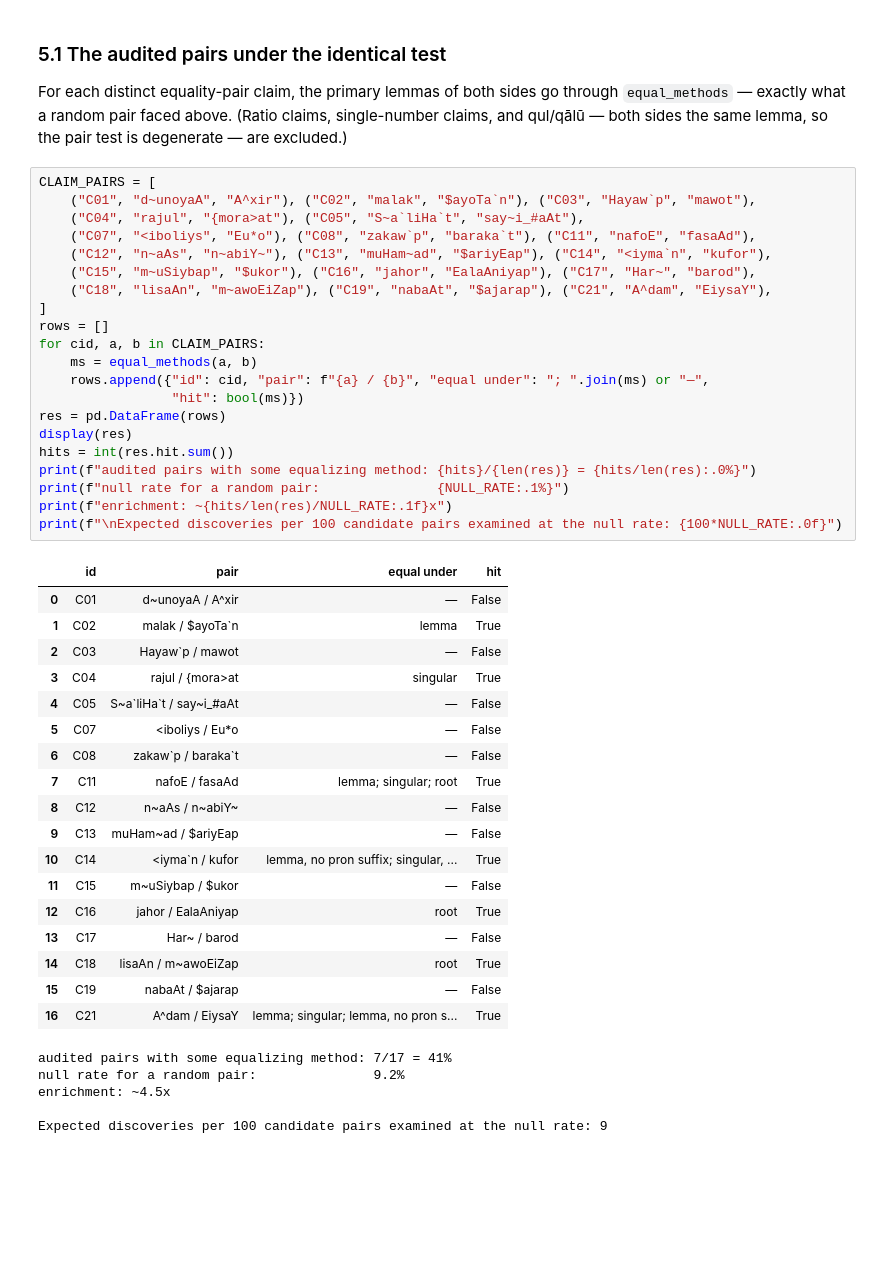
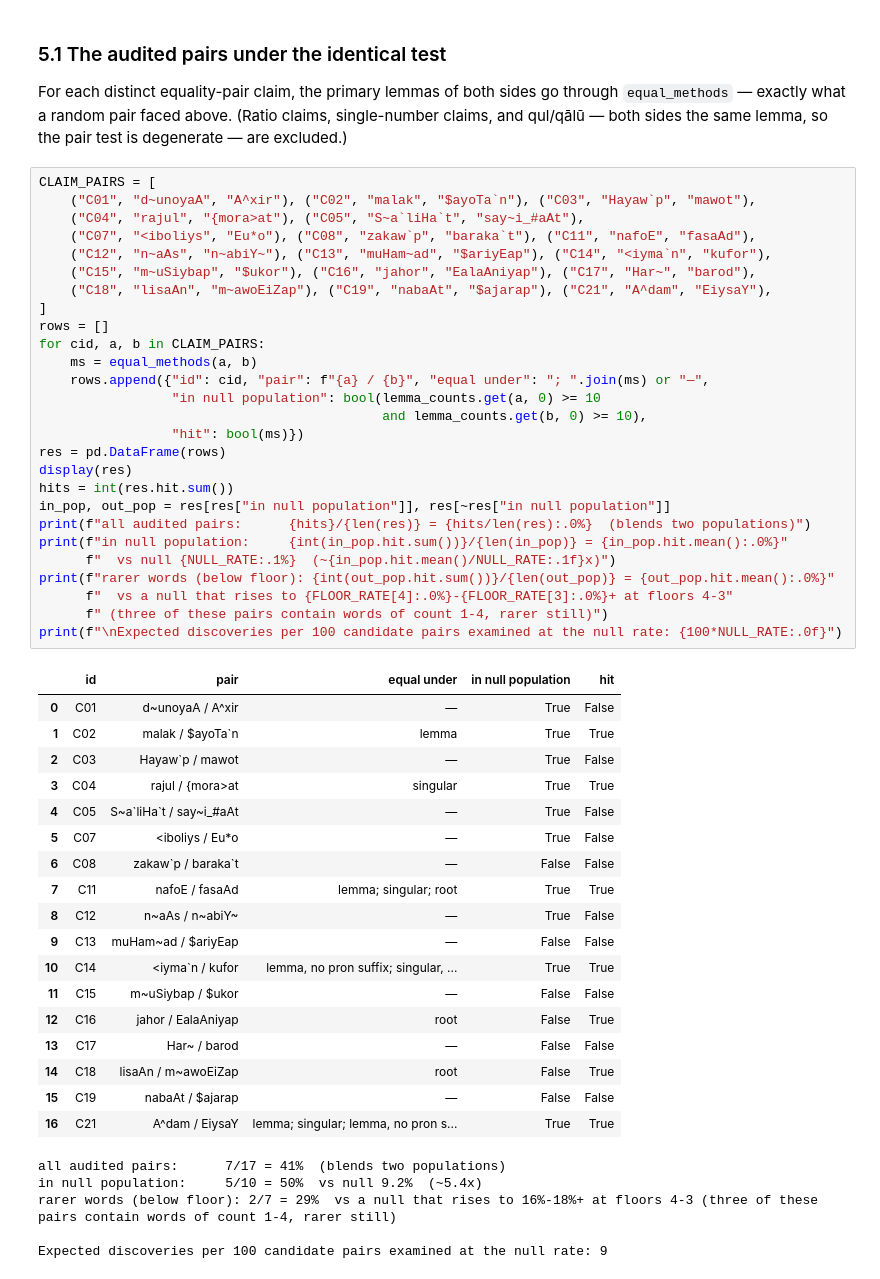
Before and after one commit to taziksh/quran-frequencies, a Jupyter notebook: notebooks/05_base_rates.ipynb, the cells around one changed output. Drawn from its saved outputs; the diff is of its cells as text; blank space fills up the shorter version.

```diff
--- a/notebooks/05_base_rates.ipynb
+++ b/notebooks/05_base_rates.ipynb
@@ -421,46 +457,52 @@ excluded.)
 # %%
 CLAIM_PAIRS = [
     ("C01", "d~unoyaA", "A^xir"), ("C02", "malak", "$ayoTa`n"), ("C03", "Hayaw`p", "mawot"),
     ("C04", "rajul", "{mora>at"), ("C05", "S~a`liHa`t", "say~i_#aAt"),
     ("C07", "<iboliys", "Eu*o"), ("C08", "zakaw`p", "baraka`t"), ("C11", "nafoE", "fasaAd"),
     ("C12", "n~aAs", "n~abiY~"), ("C13", "muHam~ad", "$ariyEap"), ("C14", "<iyma`n", "kufor"),
     ("C15", "m~uSiybap", "$ukor"), ("C16", "jahor", "EalaAniyap"), ("C17", "Har~", "barod"),
     ("C18", "lisaAn", "m~awoEiZap"), ("C19", "nabaAt", "$ajarap"), ("C21", "A^dam", "EiysaY"),
 ]
 rows = []
 for cid, a, b in CLAIM_PAIRS:
     ms = equal_methods(a, b)
     rows.append({"id": cid, "pair": f"{a} / {b}", "equal under": "; ".join(ms) or "—",
+                 "in null population": bool(lemma_counts.get(a, 0) >= 10
+                                            and lemma_counts.get(b, 0) >= 10),
                  "hit": bool(ms)})
 res = pd.DataFrame(rows)
 display(res)
 hits = int(res.hit.sum())
-print(f"audited pairs with some equalizing method: {hits}/{len(res)} = {hits/len(res):.0%}")
-print(f"null rate for a random pair:               {NULL_RATE:.1%}")
-print(f"enrichment: ~{hits/len(res)/NULL_RATE:.1f}x")
+in_pop, out_pop = res[res["in null population"]], res[~res["in null population"]]
+print(f"all audited pairs:      {hits}/{len(res)} = {hits/len(res):.0%}  (blends two populations)")
+print(f"in null population:     {int(in_pop.hit.sum())}/{len(in_pop)} = {in_pop.hit.mean():.0%}"
+      f"  vs null {NULL_RATE:.1%}  (~{in_pop.hit.mean()/NULL_RATE:.1f}x)")
+print(f"rarer words (below floor): {int(out_pop.hit.sum())}/{len(out_pop)} = {out_pop.hit.mean():.0%}"
+      f"  vs a null that rises to {FLOOR_RATE[4]:.0%}-{FLOOR_RATE[3]:.0%}+ at floors 4-3"
+      f" (three of these pairs contain words of count 1-4, rarer still)")
 print(f"\nExpected discoveries per 100 candidate pairs examined at the null rate: {100*NULL_RATE:.0f}")
 # %% [output]
-|  | id | pair | equal under | hit |
-| 0 | C01 | d~unoyaA / A^xir | — | False |
-| 1 | C02 | malak / $ayoTa`n | lemma | True |
-| 2 | C03 | Hayaw`p / mawot | — | False |
-| 3 | C04 | rajul / {mora>at | singular | True |
-| 4 | C05 | S~a`liHa`t / say~i_#aAt | — | False |
-| 5 | C07 | <iboliys / Eu*o | — | False |
-| 6 | C08 | zakaw`p / baraka`t | — | False |
-| 7 | C11 | nafoE / fasaAd | lemma; singular; root | True |
-| 8 | C12 | n~aAs / n~abiY~ | — | False |
-| 9 | C13 | muHam~ad / $ariyEap | — | False |
-| 10 | C14 | <iyma`n / kufor | lemma, no pron suffix; singular, ... | True |
-| 11 | C15 | m~uSiybap / $ukor | — | False |
-| 12 | C16 | jahor / EalaAniyap | root | True |
-| 13 | C17 | Har~ / barod | — | False |
-| 14 | C18 | lisaAn / m~awoEiZap | root | True |
-| 15 | C19 | nabaAt / $ajarap | — | False |
-| 16 | C21 | A^dam / EiysaY | lemma; singular; lemma, no pron s... | True |
+|  | id | pair | equal under | in null population | hit |
+| 0 | C01 | d~unoyaA / A^xir | — | True | False |
+| 1 | C02 | malak / $ayoTa`n | lemma | True | True |
+| 2 | C03 | Hayaw`p / mawot | — | True | False |
+| 3 | C04 | rajul / {mora>at | singular | True | True |
+| 4 | C05 | S~a`liHa`t / say~i_#aAt | — | True | False |
+| 5 | C07 | <iboliys / Eu*o | — | True | False |
+| 6 | C08 | zakaw`p / baraka`t | — | False | False |
+| 7 | C11 | nafoE / fasaAd | lemma; singular; root | True | True |
+| 8 | C12 | n~aAs / n~abiY~ | — | True | False |
+| 9 | C13 | muHam~ad / $ariyEap | — | False | False |
+| 10 | C14 | <iyma`n / kufor | lemma, no pron suffix; singular, ... | True | True |
+| 11 | C15 | m~uSiybap / $ukor | — | False | False |
+| 12 | C16 | jahor / EalaAniyap | root | False | True |
+| 13 | C17 | Har~ / barod | — | False | False |
+| 14 | C18 | lisaAn / m~awoEiZap | root | False | True |
+| 15 | C19 | nabaAt / $ajarap | — | False | False |
+| 16 | C21 | A^dam / EiysaY | lemma; singular; lemma, no pron s... | True | True |
-audited pairs with some equalizing method: 7/17 = 41%
-null rate for a random pair:               9.2%
-enrichment: ~4.5x
+all audited pairs:      7/17 = 41%  (blends two populations)
+in null population:     5/10 = 50%  vs null 9.2%  (~5.4x)
+rarer words (below floor): 2/7 = 29%  vs a null that rises to 16%-18%+ at floors 4-3 (three of these pairs contain words of count 1-4, rarer still)
 
 Expected discoveries per 100 candidate pairs examined at the null rate: 9
 # %% [markdown]
```
Also changed, not shown: parts of 7 cells of this notebook, 19 other files.
